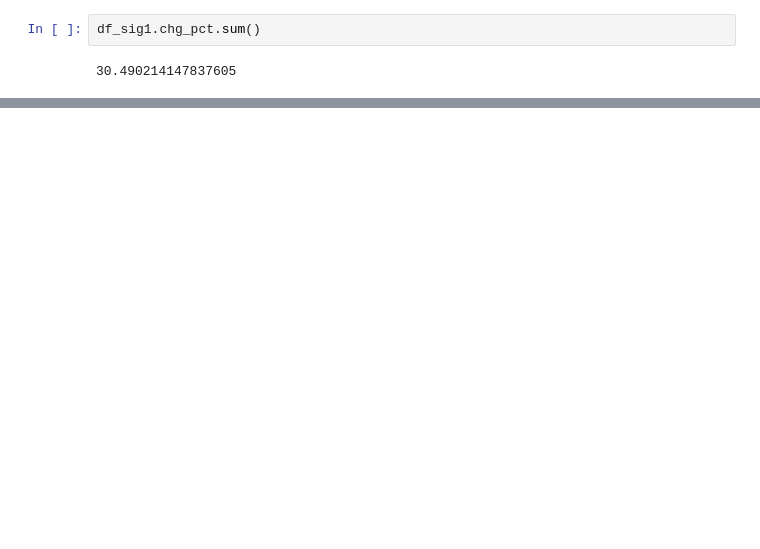
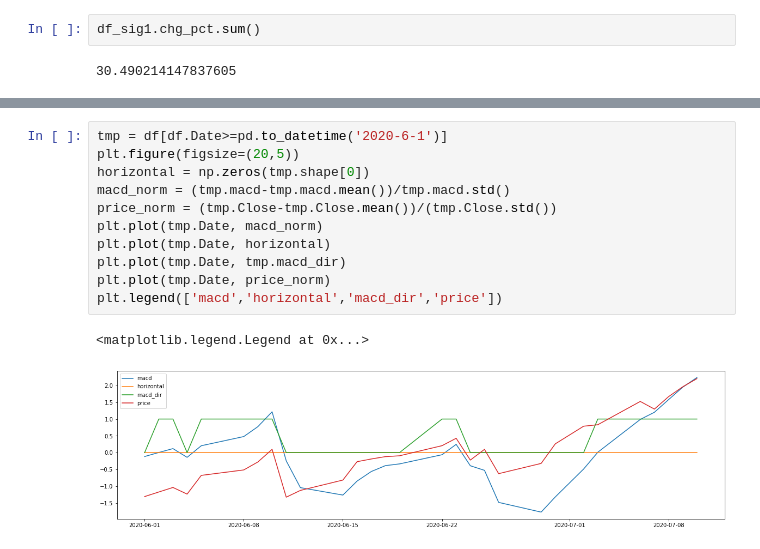
Before and after one commit to hadi-android/autotrading, a Jupyter notebook: predict_stock_quant.ipynb, the cells around one changed output, grey strips where cells are left out. Saved outputs shown, nothing was run; the diff lists cells and outputs as text; blank space fills up the shorter version.

```diff
--- a/predict_stock_quant.ipynb
+++ b/predict_stock_quant.ipynb
@@ -298,0 +177,14 @@ df_sig1
+# %%
+tmp = df[df.Date>=pd.to_datetime('2020-6-1')]
+plt.figure(figsize=(20,5))
+horizontal = np.zeros(tmp.shape[0])
+macd_norm = (tmp.macd-tmp.macd.mean())/tmp.macd.std()
+price_norm = (tmp.Close-tmp.Close.mean())/(tmp.Close.std())
+plt.plot(tmp.Date, macd_norm)
+plt.plot(tmp.Date, horizontal)
+plt.plot(tmp.Date, tmp.macd_dir)
+plt.plot(tmp.Date, price_norm)
+plt.legend(['macd','horizontal','macd_dir','price'])
+# %% [output]
+<matplotlib.legend.Legend at 0x...>
+[figure, added]
```
Also changed, not shown: parts of 150 cells of this notebook, 2 other files.
